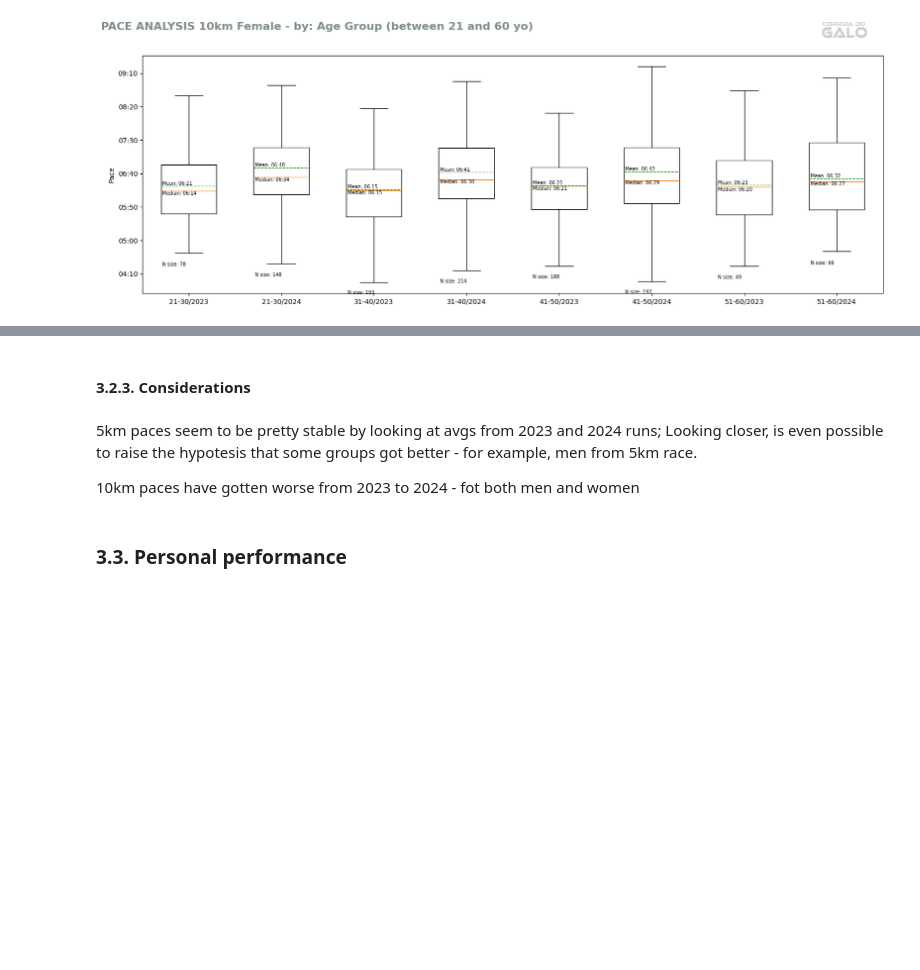
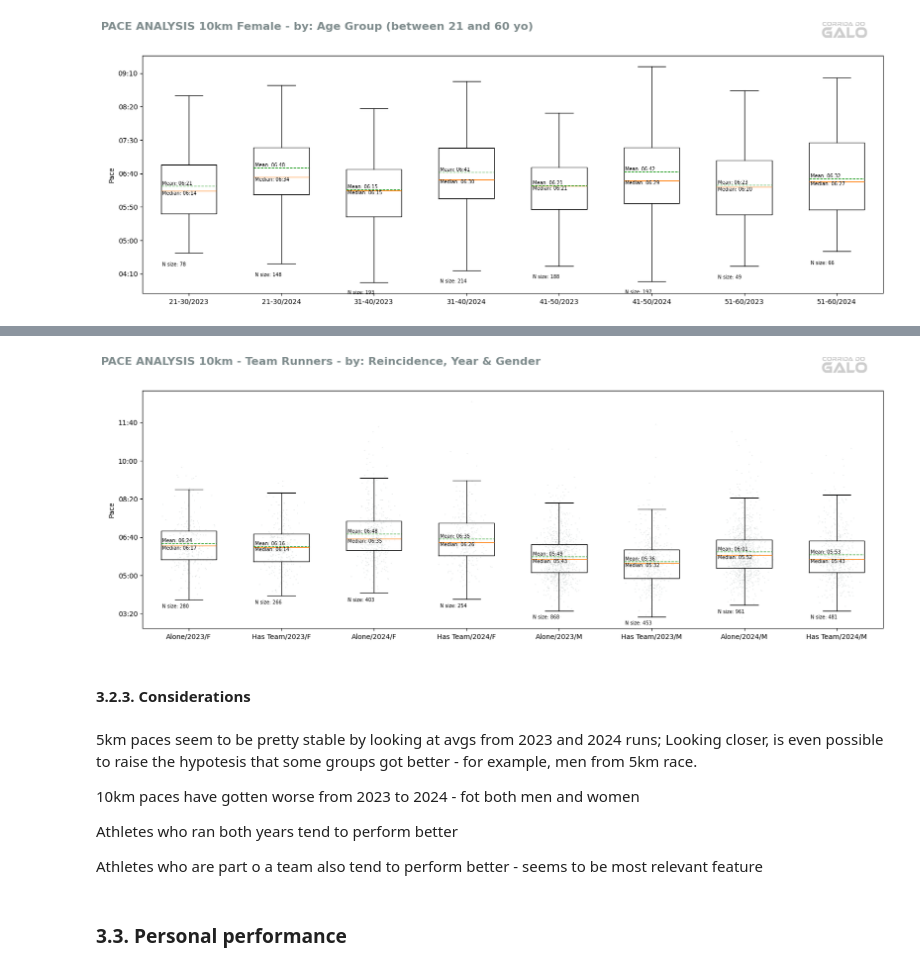
Before and after one commit to rocha-carvalhaes/galo_race_2.0, a Jupyter notebook: notebooks/performance_eda.ipynb, the cells around one changed output, grey strips where cells are left out. Saved outputs shown, nothing was run; the diff lists cells and outputs as text; code cells hidden in the pictures; blank space fills up the shorter version.

```diff
--- a/notebooks/performance_eda.ipynb
+++ b/notebooks/performance_eda.ipynb
@@ -684,9 +822,39 @@ fig, ax = boxplot_by(
+# %%
+fig_title = 'PACE ANALYSIS 10km - Team Runners - by: Reincidence, Year & Gender'
+
+genders = df['gender'].sort_values(ascending=True).unique()
+has_teams = df['has_team'].sort_values(ascending=True).unique()
+years = df['year'].sort_values(ascending=True).unique()
+series_names_10 = []
+series_data_10 = []
+for gender in genders:
+    for year in years:
+        for has_team in has_teams:
+            data = df.loc[(df['has_team']==has_team) & (df['year']==year) & (df['dist_num']==10) & (df['gender']==gender), 'pace_s']
+            if len(data) > 20:
+                has_team_label = 'Has Team' if has_team else 'Alone'
+                series_names_10.append(f'{has_team_label}/{year}/{gender}')
+                series_data_10.append(data)
+
+fig, ax = boxplot_by(
+    series_names=series_names_10,
+    series_data=series_data_10,
+    fig_title=fig_title,
+    display='v',
+    figsize=(16, 6),
+    add_jitter=True)
+# %% [output]
+[figure, added]
 # %% [markdown]
 #### 3.2.3. Considerations
 # %% [markdown]
 5km paces seem to be pretty stable by looking at avgs from 2023 and 2024 runs; Looking closer, is even possible to raise the hypotesis that some groups got better - for example, men from 5km race.
 
 10km paces have gotten worse from 2023 to 2024 - fot both men and women
+
+Athletes who ran both years tend to perform better
+
+Athletes who are part o a team also tend to perform better - seems to be most relevant feature
 # %% [markdown]
 ### 3.3. Personal performance
 # %% [markdown]
```
Also changed, not shown: parts of 23 cells of this notebook.
